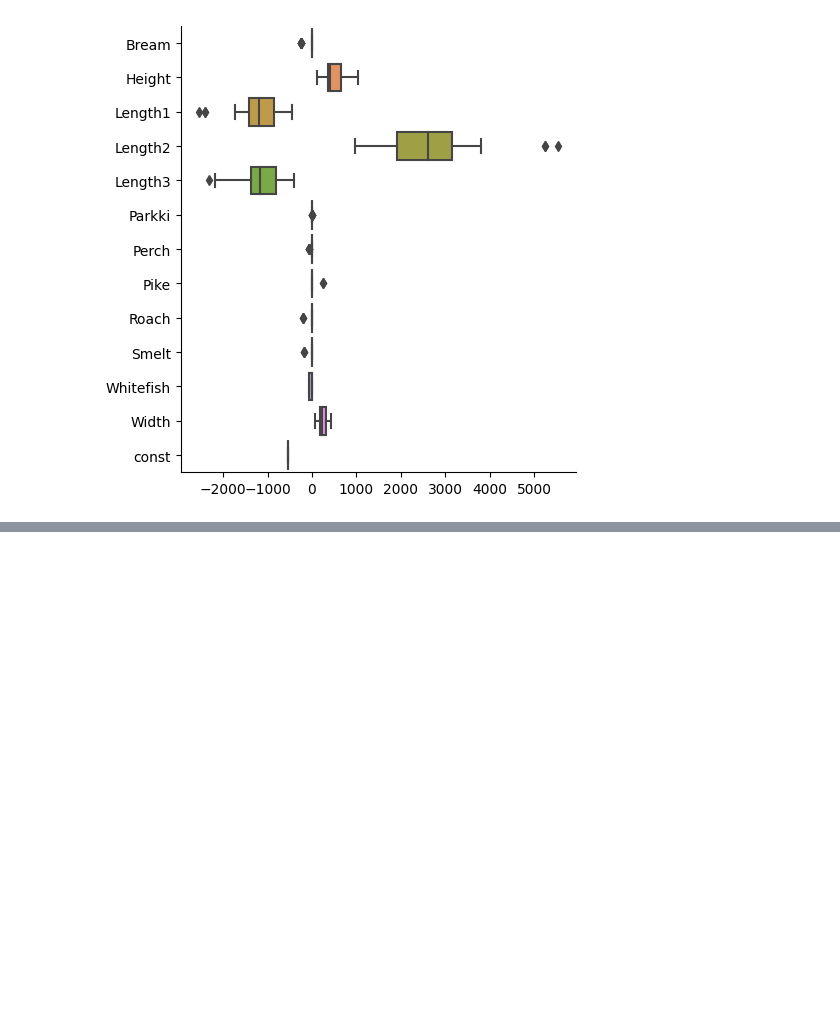
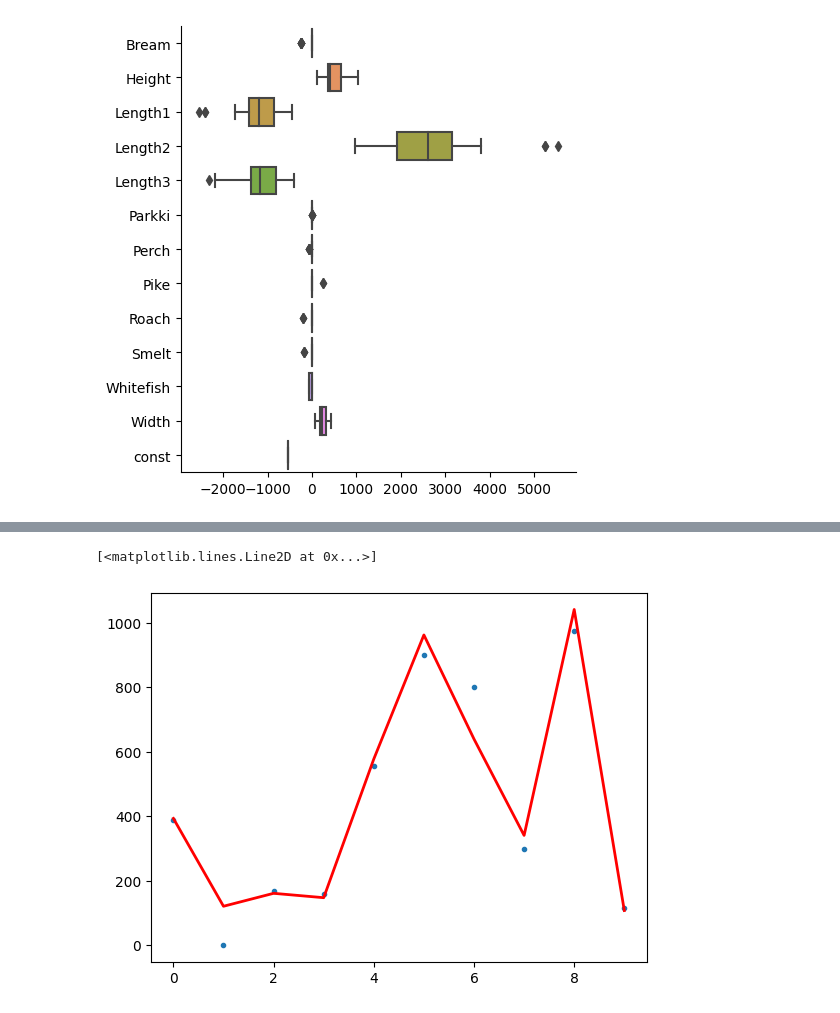
Before and after one commit to ficstamas/FateML, a Jupyter notebook: notebooks/02_classical_models.ipynb, the cells around one changed output, grey strips where cells are left out. Saved outputs shown, nothing was run; the diff lists cells and outputs as text; code cells hidden in the pictures; blank space fills up the shorter version.

```diff
--- a/notebooks/02_classical_models.ipynb
+++ b/notebooks/02_classical_models.ipynb
@@ -336,0 +704,10 @@ sns.catplot(kind="box", data=effect, orient="h")
+# %%
+import matplotlib.pyplot as plt
+
+x = np.arange(limit)
+
+plt.plot(x, splits.test_y['Weight'].iloc[:limit].tolist(), '.')
+plt.plot(x, prediction, 'r-', lw=2)
+# %% [output]
+[<matplotlib.lines.Line2D at 0x...>]
+[figure, added]
```
Also changed, not shown: parts of 41 cells of this notebook, 5 other files.
